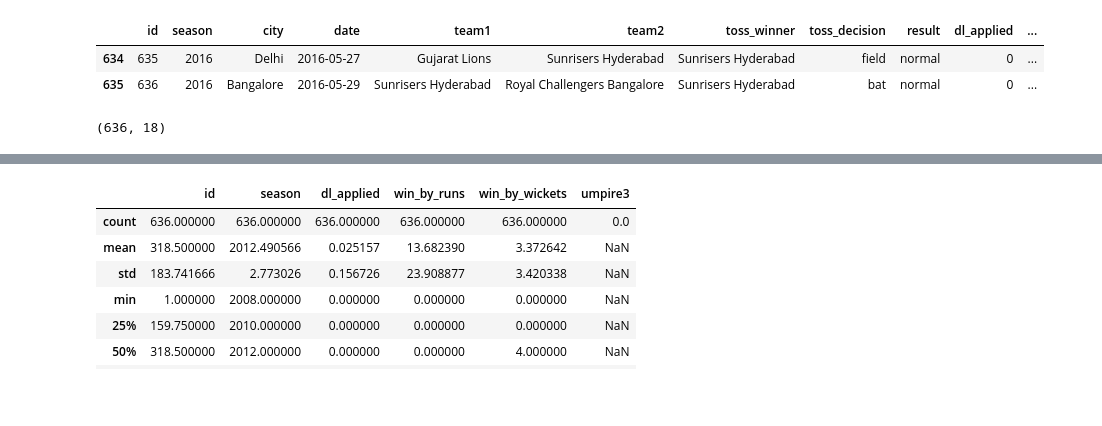
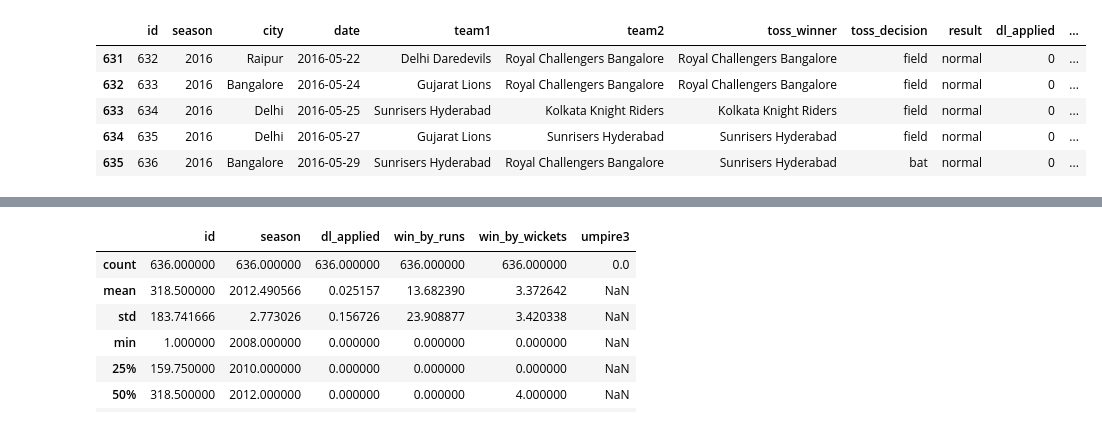
Before and after one commit to zobi-logs/Pandas, a Jupyter notebook: Ipl_Analysis_pandas_practice.ipynb, the cells around one changed output, grey strips where cells are left out. Drawn from its saved outputs; the diff is of its cells as text; code cells hidden in the pictures; blank space fills up the shorter version.

```diff
--- a/Ipl_Analysis_pandas_practice.ipynb
+++ b/Ipl_Analysis_pandas_practice.ipynb
@@ -19,10 +17,9 @@ df.head()
 # %%
-df.tail(2)
+df.tail(5)
 # %% [output]
 |  | id | season | city | date | team1 | team2 | toss_winner | toss_decision | result | dl_applied | ... |
+| 631 | 632 | 2016 | Raipur | 2016-05-22 | Delhi Daredevils | Royal Challengers Bangalore | Royal Challengers Bangalore | field | normal | 0 | ... |
+| 632 | 633 | 2016 | Bangalore | 2016-05-24 | Gujarat Lions | Royal Challengers Bangalore | Royal Challengers Bangalore | field | normal | 0 | ... |
+| 633 | 634 | 2016 | Delhi | 2016-05-25 | Sunrisers Hyderabad | Kolkata Knight Riders | Kolkata Knight Riders | field | normal | 0 | ... |
 | 634 | 635 | 2016 | Delhi | 2016-05-27 | Gujarat Lions | Sunrisers Hyderabad | Sunrisers Hyderabad | field | normal | 0 | ... |
 | 635 | 636 | 2016 | Bangalore | 2016-05-29 | Sunrisers Hyderabad | Royal Challengers Bangalore | Sunrisers Hyderabad | bat | normal | 0 | ... |
-# %%
-print(df.shape)
-# %% [output]
-(636, 18)
```
Also changed, not shown: parts of 16 cells of this notebook.
